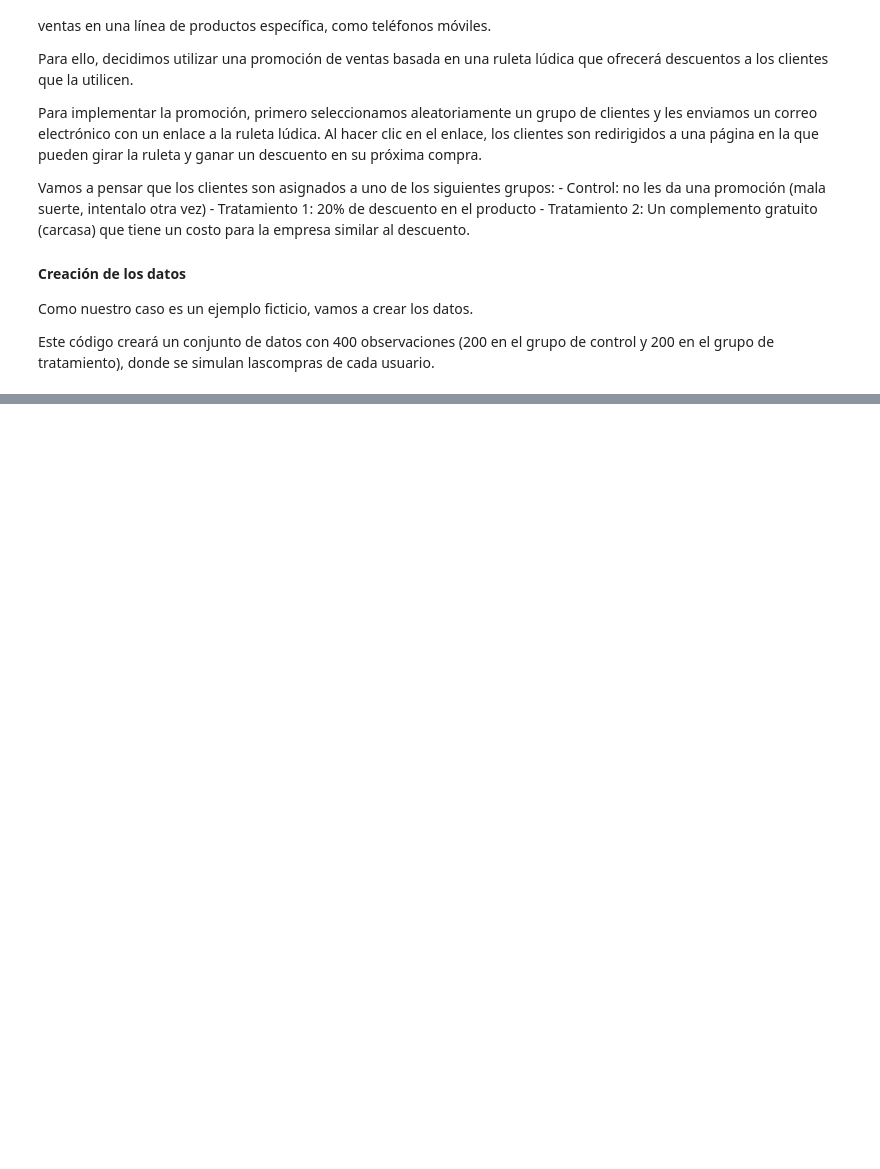
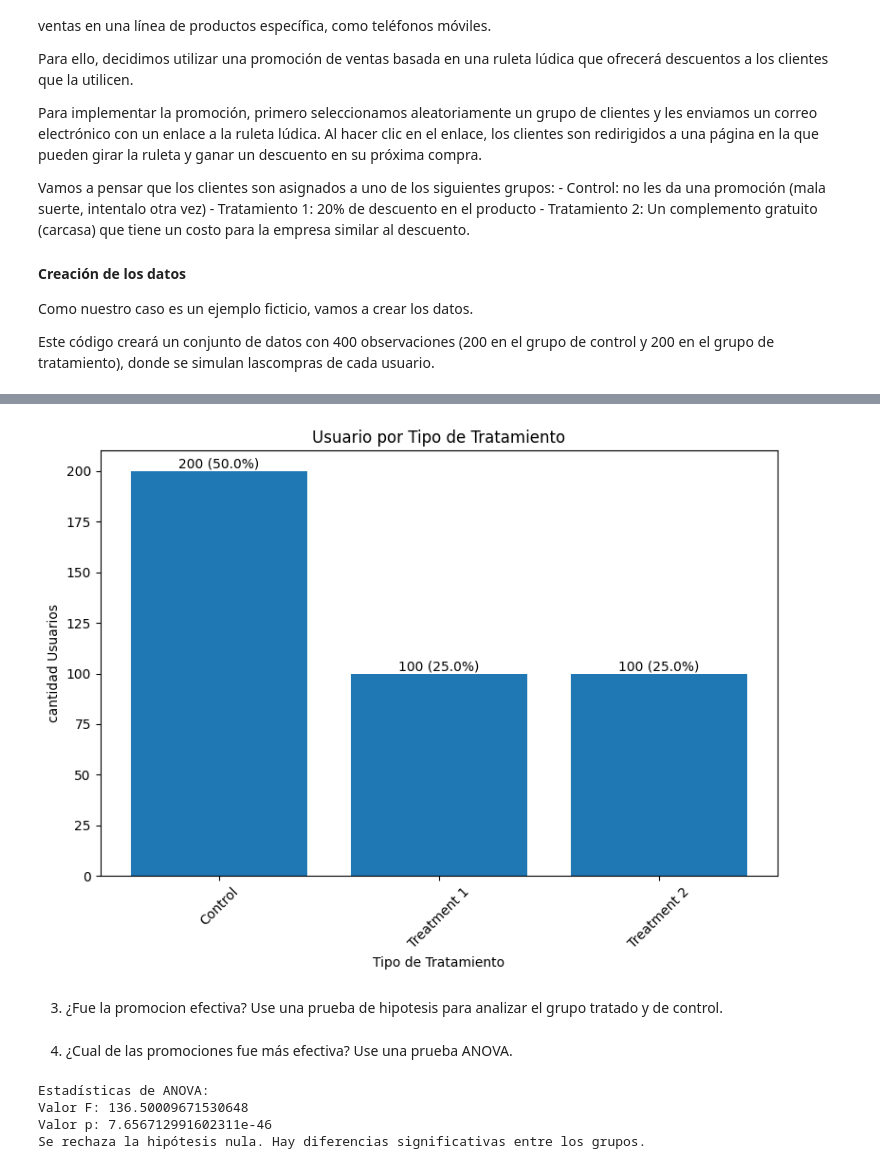
Before and after one commit to cindygarcia/TrabajoAnalisisDatos, a Jupyter notebook: taller1_enunciado.ipynb, the cells around one changed output, grey strips where cells are left out. Saved outputs shown, nothing was run; the diff lists cells and outputs as text; code cells hidden in the pictures; blank space fills up the shorter version.

```diff
--- a/taller1_enunciado.ipynb
+++ b/taller1_enunciado.ipynb
@@ -687,0 +532,54 @@ histograma, box plot y correalograma. r1
+# %%
+# Agrupar por 'grupo' y 'tipo_tratamiento' y calcular la suma de 'ventas'
+UsuarioPorTipoTratamiento0 = ventas_df[['tipo_tratamiento', 'grupo']]
+UsuarioPorTipoTratamiento = UsuarioPorTipoTratamiento0.groupby("tipo_tratamiento", as_index=False).count()
+
+total_usuarios = UsuarioPorTipoTratamiento['grupo'].sum()
+
+# Crear el gráfico de barras
+plt.figure(figsize=(8, 6))
+bars = plt.bar(UsuarioPorTipoTratamiento['tipo_tratamiento'], UsuarioPorTipoTratamiento['grupo'])
+plt.xlabel('Tipo de Tratamiento')
+plt.ylabel('cantidad Usuarios')
+plt.title('Usuario por Tipo de Tratamiento')
+plt.xticks(rotation=45)
+
+# Agregar etiquetas de cantidades y porcentaje en la parte superior de las barras
+for bar in bars:
+    yval = bar.get_height()
+    percentage = (yval / total_usuarios) * 100
+    plt.text(bar.get_x() + bar.get_width() / 2, yval, f'{round(yval, 2)} ({round(percentage, 2)}%)', ha='center', va='bottom', fontsize=10)
+
+# Mostrar el gráfico
+plt.tight_layout()
+plt.show()
+# %% [output]
+[figure, added]
+# %% [markdown]
+3.  ¿Fue la promocion efectiva? Use una prueba de hipotesis para
+    analizar el grupo tratado y de control.
+# %% [markdown]
+4.  ¿Cual de las promociones fue más efectiva? Use una prueba ANOVA.
+# %%
+# Realizar la prueba de ANOVA para comparar los grupos
+grupo_control = ventas_df[ventas_df['tipo_tratamiento'] == 'Control']['ventas']
+grupo_experimental1 = ventas_df[ventas_df['tipo_tratamiento'] == 'Treatment 1']['ventas']
+grupo_experimental2 = ventas_df[ventas_df['tipo_tratamiento'] == 'Treatment 2']['ventas']
+
+f_statistic, p_value = f_oneway(grupo_control, grupo_experimental1, grupo_experimental2)
+
+print("Estadísticas de ANOVA:")
+print(f"Valor F: {f_statistic}")
+print(f"Valor p: {p_value}")
+
+# Interpretar los resultados
+alpha = 0.05  # Nivel de significancia
+if p_value < alpha:
+    print("Se rechaza la hipótesis nula. Hay diferencias significativas entre los grupos.")
+else:
+    print("No se puede rechazar la hipótesis nula. No hay diferencias significativas entre los grupos.")
+# %% [output]
+Estadísticas de ANOVA:
+Valor F: 136.50009671530648
+Valor p: 7.656712991602311e-46
+Se rechaza la hipótesis nula. Hay diferencias significativas entre los grupos.
```
Also changed, not shown: parts of 12 cells of this notebook.
